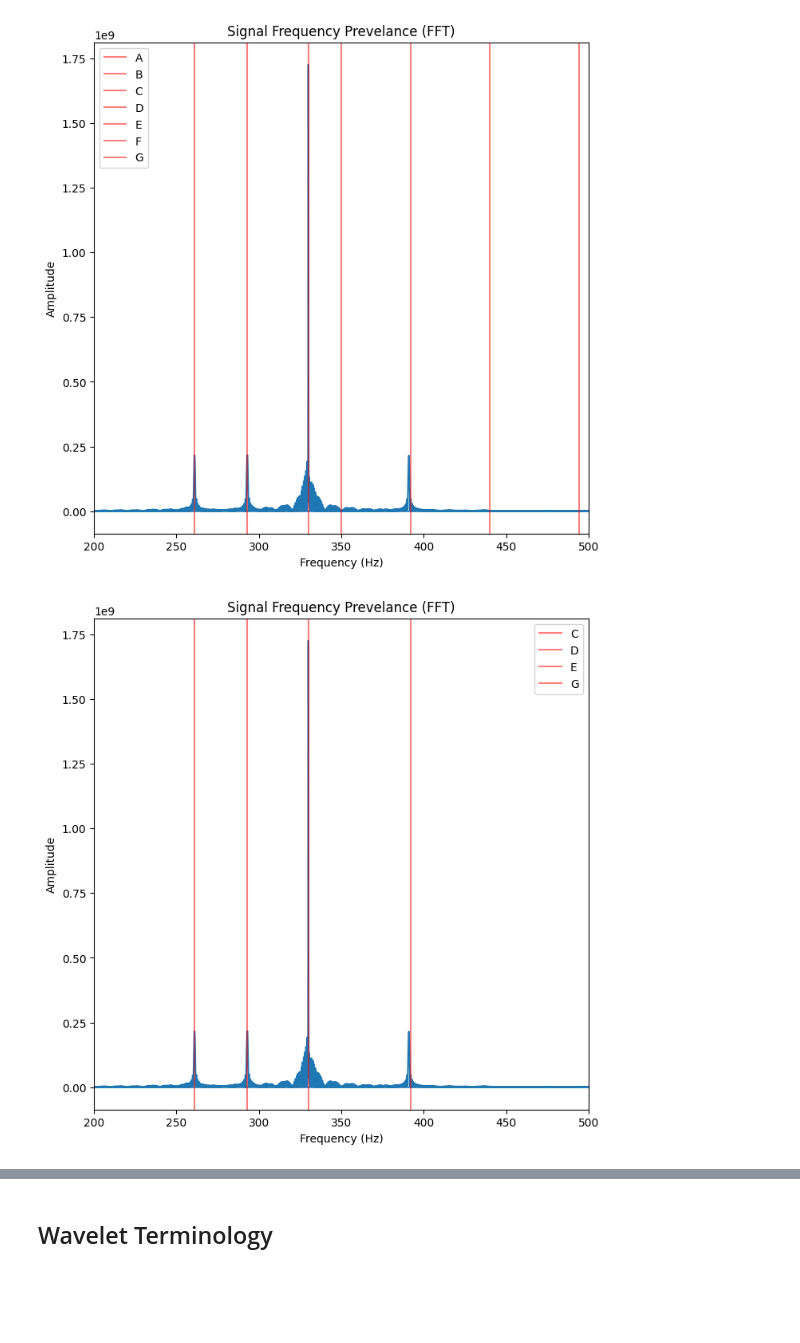
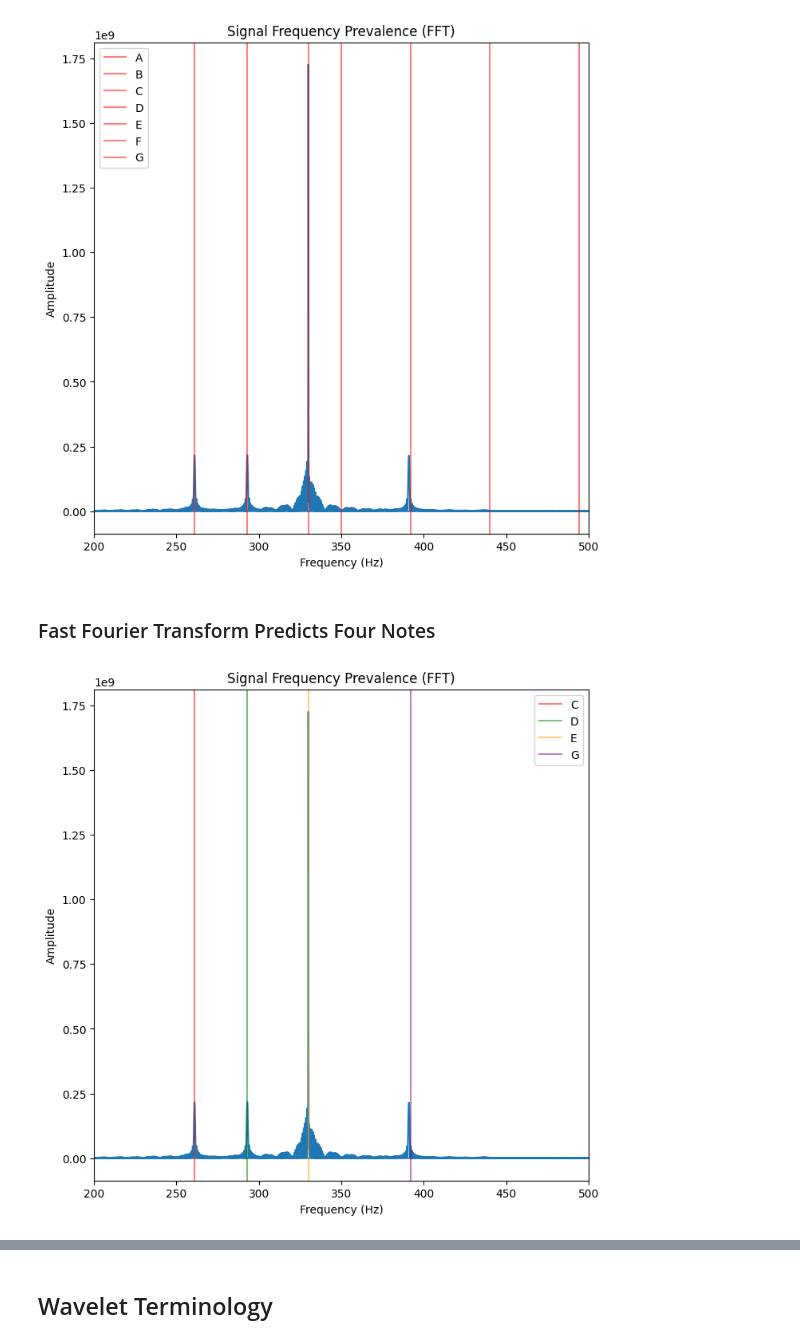
Before and after one commit to ProjectPythia/wavelet-cookbook, a Jupyter notebook: notebooks/wavelet-introduction/wavelet-basics.ipynb, the cells around one changed output, grey strips where cells are left out. Drawn from its saved outputs; the diff is of its cells as text; code cells hidden in the pictures; blank space fills up the shorter version.

```diff
--- a/notebooks/wavelet-introduction/wavelet-basics.ipynb
+++ b/notebooks/wavelet-introduction/wavelet-basics.ipynb
@@ -179,24 +164,20 @@ plt.legend()
 plt.show()
 # %% [output]
 [figure]
+# %% [markdown]
+### Fast Fourier Transform Predicts Four Notes
 # %%
-# Plot Frequency Prevelance with Note Overview
 fig, ax = plt.subplots(figsize=(8, 8))
 plt.plot(freqs, fourier_transform)
-# Only plot positive Frequencies (hz) in range of notes (200-600)
 ax.set_xlim(left=200, right=500)
-# C Note: 261 hz
-plt.axvline(x=c_freq, color="red", label="C",alpha=0.5)
-# D Note: 293 hz
-plt.axvline(x=d_freq, color="red", label="D",alpha=0.5)
-# E Note: 330 hz
-plt.axvline(x=e_freq, color="red", label="E",alpha=0.5)
-# G Note: 391 hz
-plt.axvline(x=g_freq, color="red", label="G",alpha=0.5)
-plt.title("Signal Frequency Prevelance (FFT)")
+plt.axvline(x=c_freq, color="red", label="C",alpha=0.5) # C Note: 261 hz
+plt.axvline(x=d_freq, color="green", label="D",alpha=0.5) # D Note: 293 hz
+plt.axvline(x=e_freq, color="orange", label="E",alpha=0.5) # E Note: 330 hz
+plt.axvline(x=g_freq, color="purple", label="G",alpha=0.5) # G Note: 391 hz
+plt.title("Signal Frequency Prevalence (FFT)")
 plt.xlabel('Frequency (Hz)')
 plt.ylabel('Amplitude')
 plt.legend()
 plt.show()
 # %% [output]
-[figure, old version]
+[figure, new version]
```
Also changed, not shown: parts of 38 cells of this notebook, 3 other files.
